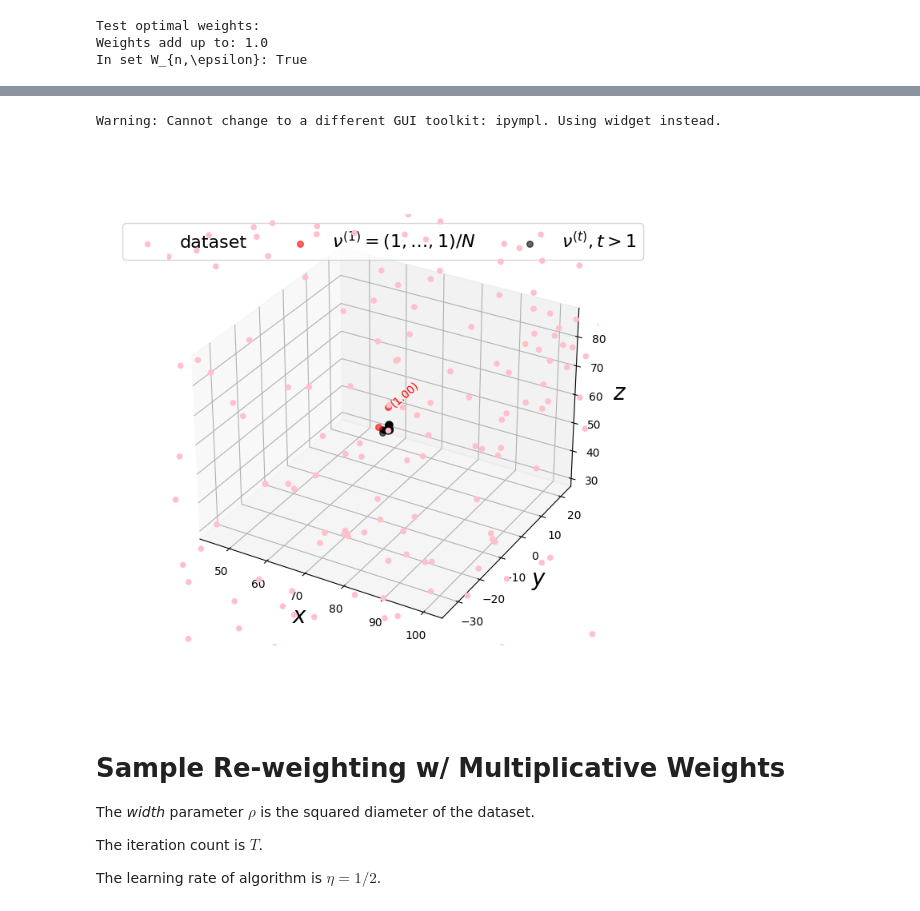
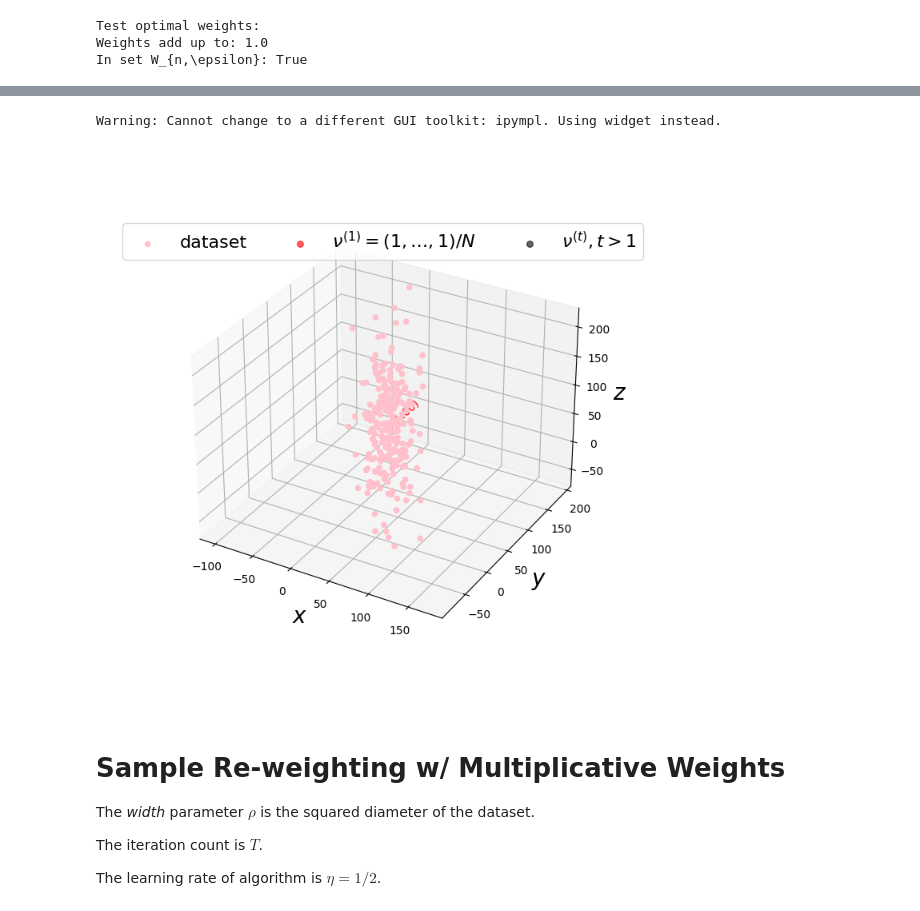
Before and after one commit to ordavidov/robust_mean_estimation, a Jupyter notebook: mean_estimation.ipynb, the cells around one changed output, grey strips where cells are left out. Cells and saved outputs as stored; diff of their text form; code cells hidden in the pictures.

```diff
--- a/mean_estimation.ipynb
+++ b/mean_estimation.ipynb
@@ -98,6 +98,7 @@ for t in range(1,T+1):
     tau_t = ((x - nu_t)@v_t)**2
     eta_t = R/(L*np.sqrt(t))
     w_t = w_t - eta_t*tau_t.T
+    w_t = w_t/w_t.sum()
     w_t = capped_simplex_projection(w_t,t=1/((1-epsilon)*N))
 
     w = np.vstack([w,w_t])
@@ -136,38 +137,38 @@ array([[68.80189148,  1.68180535, 57.67536396]])
 # %%
 %matplotlib ipympl
 
-zoom = 0.3
+zoom = 1.5
 
 fig = plt.figure(figsize=(7,7))
 ax = fig.add_subplot(projection='3d')
 
 ax.scatter(x[:,0],x[:,1],x[:,2],s=20,c='pink',alpha=1,label='dataset',zorder=0)
 
 for i in range(T+1):
     if i==0:
         ax.scatter(nu[i,0],nu[i,1],nu[i,2],s=30,c='red',alpha=0.6,label=r'$\nu^{(1)}=(1,\ldots,1)/N$',zorder=5)
     elif i==T:
         ax.scatter(nu[i,0],nu[i,1],nu[i,2],s=30,c='black',alpha=0.6,label=r'$\nu^{(t)},t>1$',zorder=5)
     else:
         ax.scatter(nu[i,0],nu[i,1],nu[i,2],s=30,c='black',alpha=0.6,zorder=10)
 
 for i in range(num_centers):
     ax.scatter(centers[i,0],centers[i,1],centers[i,2],s=30,c='red',alpha=0.6,zorder=10)
     label = '({:.2f})'.format(weights[i])
     ax.text(centers[i,0],centers[i,1],centers[i,2],label,'y',c='red')
 
 ax.legend(loc='upper center',fontsize=16, ncol=3)
 ax.set_xlabel('$x$', fontsize=20)
 ax.set_ylabel('$y$', fontsize=20)
 ax.set_zlabel('$z$', fontsize=20)
 
 for i,fn in enumerate([ax.set_xlim,ax.set_ylim,ax.set_zlim]):
     fn(nu_best[i]-zoom*(upper_bnds[i]-lower_bnds[i]),nu_best[i]+zoom*(upper_bnds[i]-lower_bnds[i]))
 
 plt.show()
 # %% [output]
 Warning: Cannot change to a different GUI toolkit: ipympl. Using widget instead.
-[figure, old version]
+[figure, new version]
 # %% [markdown]
 # Sample Re-weighting w/ Multiplicative Weights
 
```
Also changed, not shown: parts of 8 cells of this notebook.
